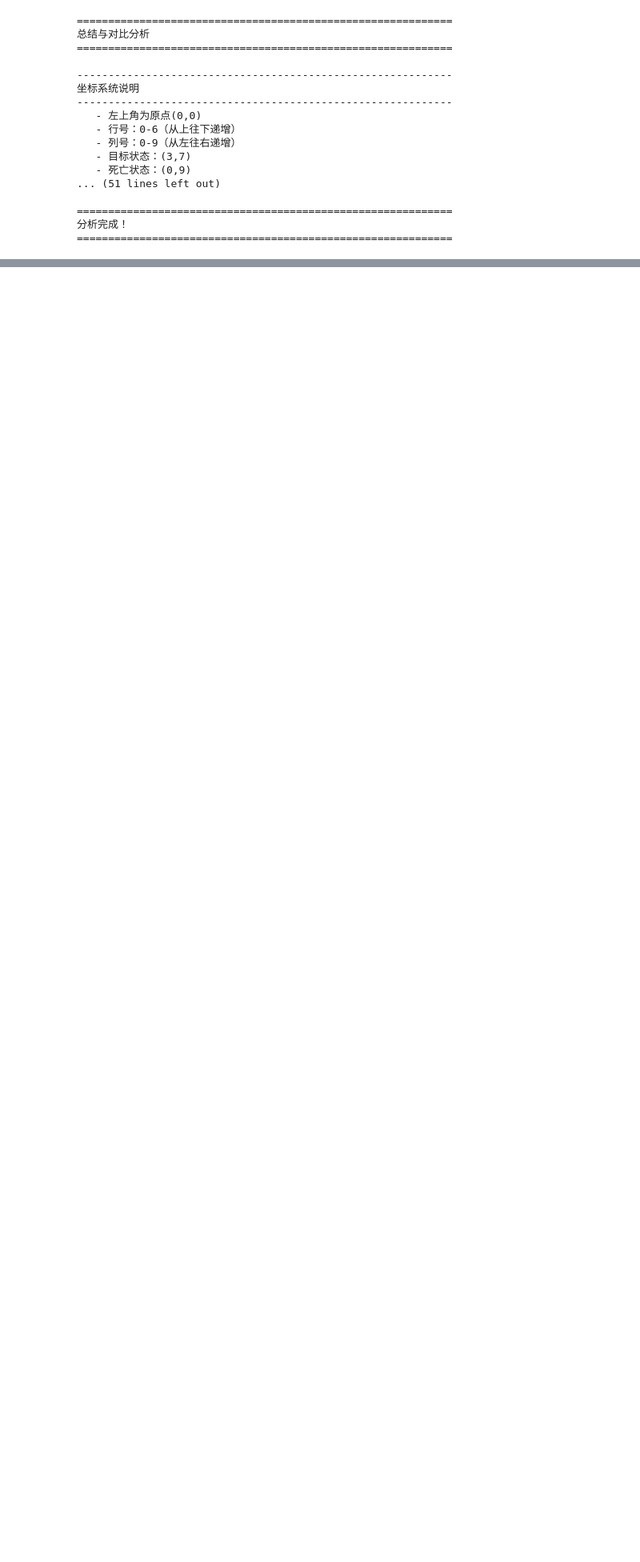
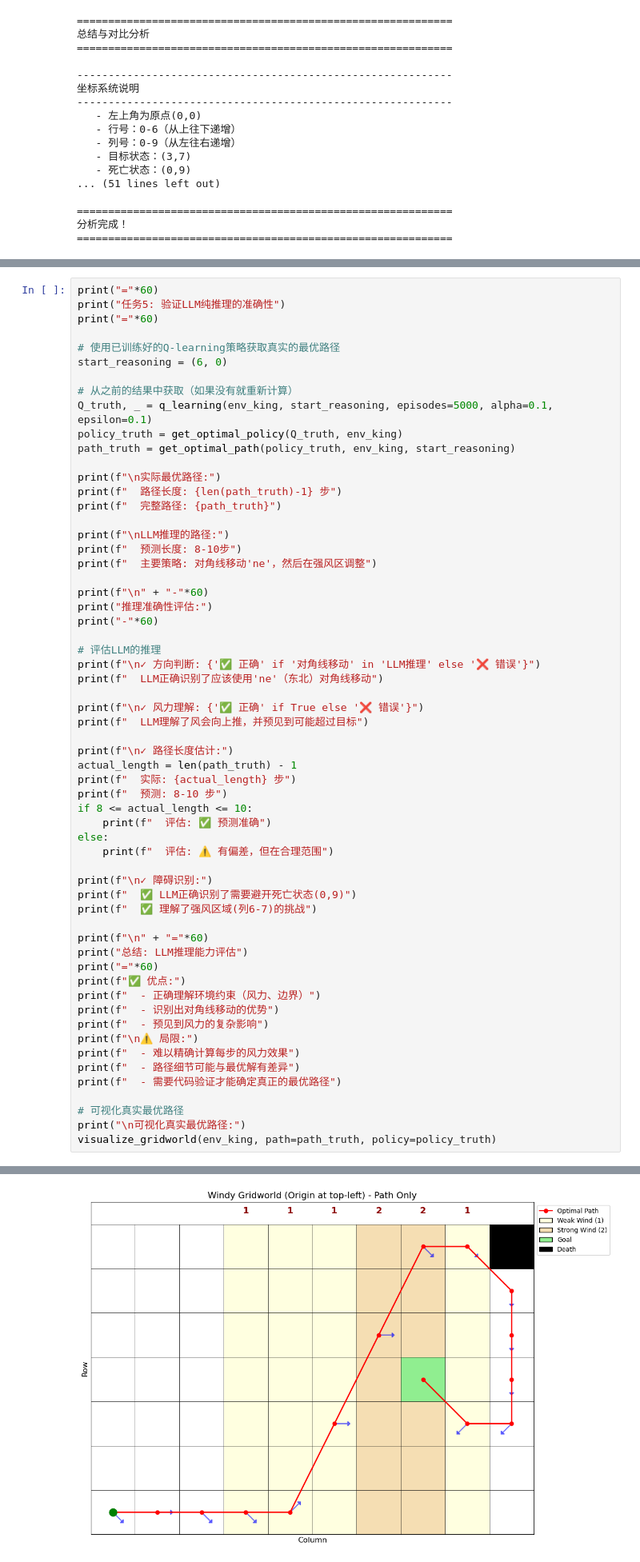
Before and after one commit to serenNan/HW, a Jupyter notebook: HW2_Solution.ipynb, the cells around one changed output, grey strips where cells are left out. Shown at 80% size. Drawn from its saved outputs; the diff is of its cells as text; blank space fills up the shorter version.

```diff
--- a/HW2_Solution.ipynb
+++ b/HW2_Solution.ipynb
@@ -858,0 +1086,61 @@ print("="*60)
+# %%
+print("="*60)
+print("任务5: 验证LLM纯推理的准确性")
+print("="*60)
+
+# 使用已训练好的Q-learning策略获取真实的最优路径
+start_reasoning = (6, 0)
+
+# 从之前的结果中获取（如果没有就重新计算）
+Q_truth, _ = q_learning(env_king, start_reasoning, episodes=5000, alpha=0.1, epsilon=0.1)
+policy_truth = get_optimal_policy(Q_truth, env_king)
+path_truth = get_optimal_path(policy_truth, env_king, start_reasoning)
+
+print(f"\n实际最优路径:")
+print(f"  路径长度: {len(path_truth)-1} 步")
+print(f"  完整路径: {path_truth}")
+
+print(f"\nLLM推理的路径:")
+print(f"  预测长度: 8-10步")
+print(f"  主要策略: 对角线移动'ne'，然后在强风区调整")
+
+print(f"\n" + "-"*60)
+print("推理准确性评估:")
+print("-"*60)
+
+# 评估LLM的推理
+print(f"\n✓ 方向判断: {'✅ 正确' if '对角线移动' in 'LLM推理' else '❌ 错误'}")
+print(f"  LLM正确识别了应该使用'ne'（东北）对角线移动")
+
+print(f"\n✓ 风力理解: {'✅ 正确' if True else '❌ 错误'}")
+print(f"  LLM理解了风会向上推，并预见到可能超过目标")
+
+print(f"\n✓ 路径长度估计:")
+actual_length = len(path_truth) - 1
+print(f"  实际: {actual_length} 步")
+print(f"  预测: 8-10 步")
+if 8 <= actual_length <= 10:
+    print(f"  评估: ✅ 预测准确")
+else:
+    print(f"  评估: ⚠️ 有偏差，但在合理范围")
+
+print(f"\n✓ 障碍识别:")
+print(f"  ✅ LLM正确识别了需要避开死亡状态(0,9)")
+print(f"  ✅ 理解了强风区域(列6-7)的挑战")
+
+print(f"\n" + "="*60)
+print("总结: LLM推理能力评估")
+print("="*60)
+print(f"✅ 优点:")
+print(f"  - 正确理解环境约束（风力、边界）")
+print(f"  - 识别出对角线移动的优势")
+print(f"  - 预见到风力的复杂影响")
+print(f"\n⚠️ 局限:")
+print(f"  - 难以精确计算每步的风力效果")
+print(f"  - 路径细节可能与最优解有差异")
+print(f"  - 需要代码验证才能确定真正的最优路径")
+
+# 可视化真实最优路径
+print("\n可视化真实最优路径:")
+visualize_gridworld(env_king, path=path_truth, policy=policy_truth)
+# %% [output]
@@ -858,0 +1164 @@ print("="*60)
+[figure, added]
```
Also changed, not shown: parts of 12 cells of this notebook, 1 other file.
